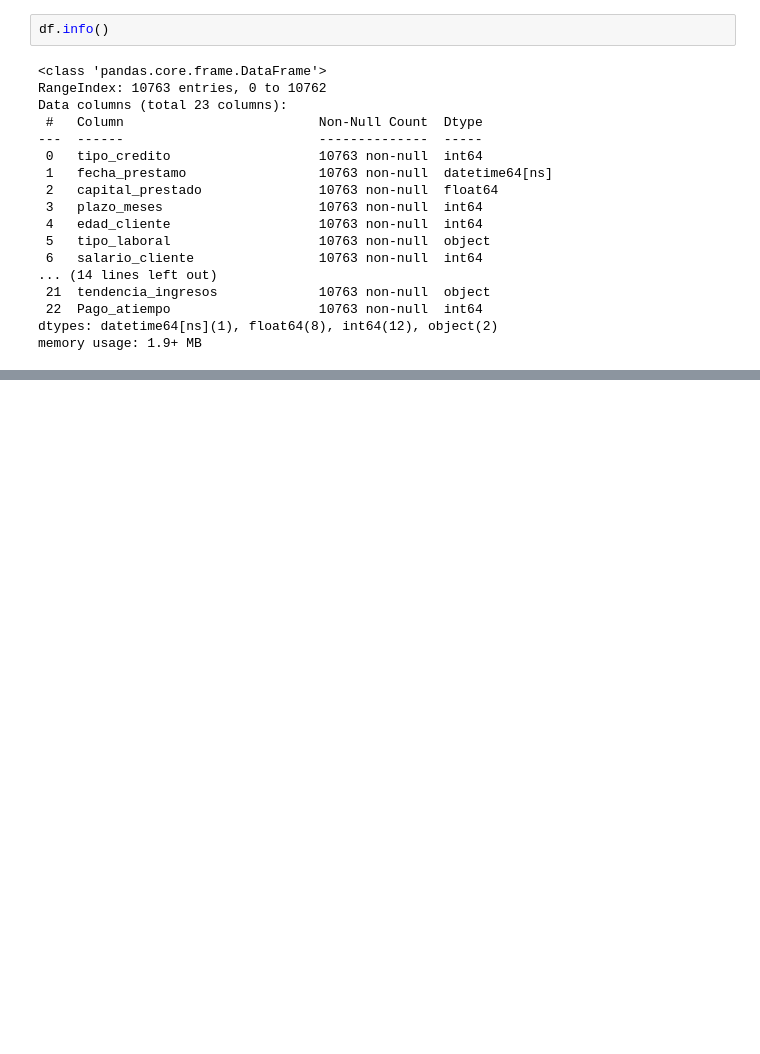
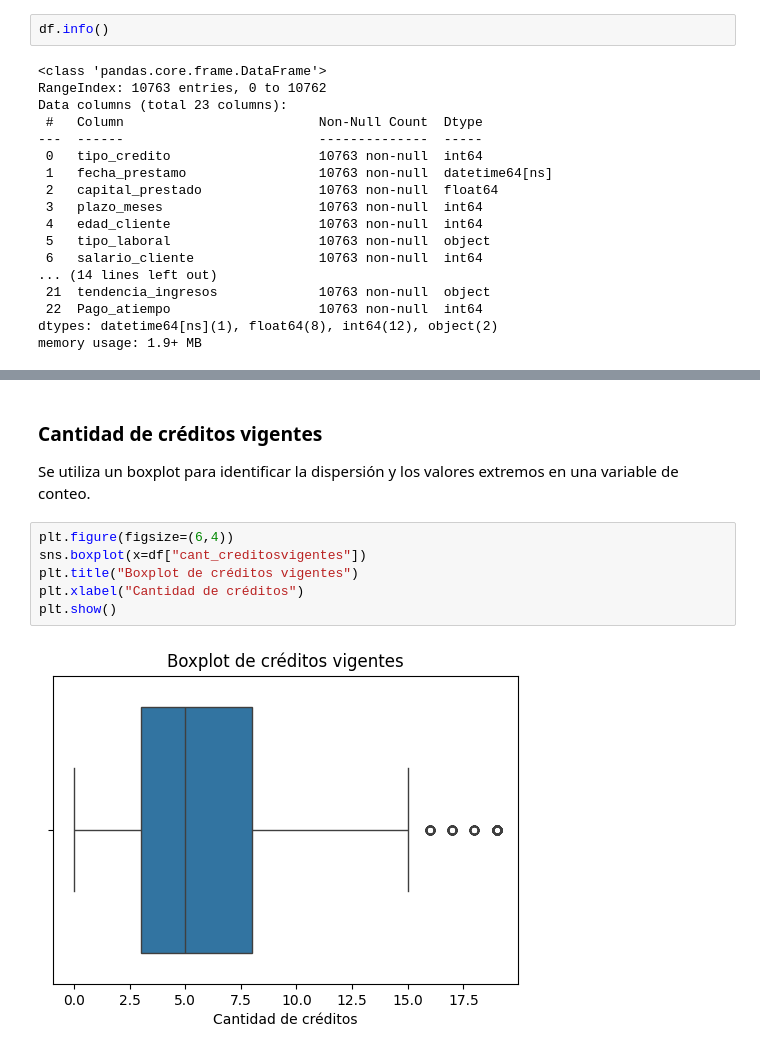
Before and after one commit to JoseMontoya21/PI_M5, a Jupyter notebook: src/comprension_eda.ipynb, the cells around one changed output, grey strips where cells are left out. Drawn from its saved outputs; the diff is of its cells as text; blank space fills up the shorter version.

```diff
--- a/src/comprension_eda.ipynb
+++ b/src/comprension_eda.ipynb
@@ -478,0 +886,13 @@ memory usage: 1.9+ MB
+# %% [markdown]
+### Cantidad de créditos vigentes
+
+Se utiliza un boxplot para identificar la dispersión y los valores extremos
+en una variable de conteo.
+# %%
+plt.figure(figsize=(6,4))
+sns.boxplot(x=df["cant_creditosvigentes"])
+plt.title("Boxplot de créditos vigentes")
+plt.xlabel("Cantidad de créditos")
+plt.show()
+# %% [output]
+[figure, added]
```
Also changed, not shown: parts of 72 cells of this notebook.
